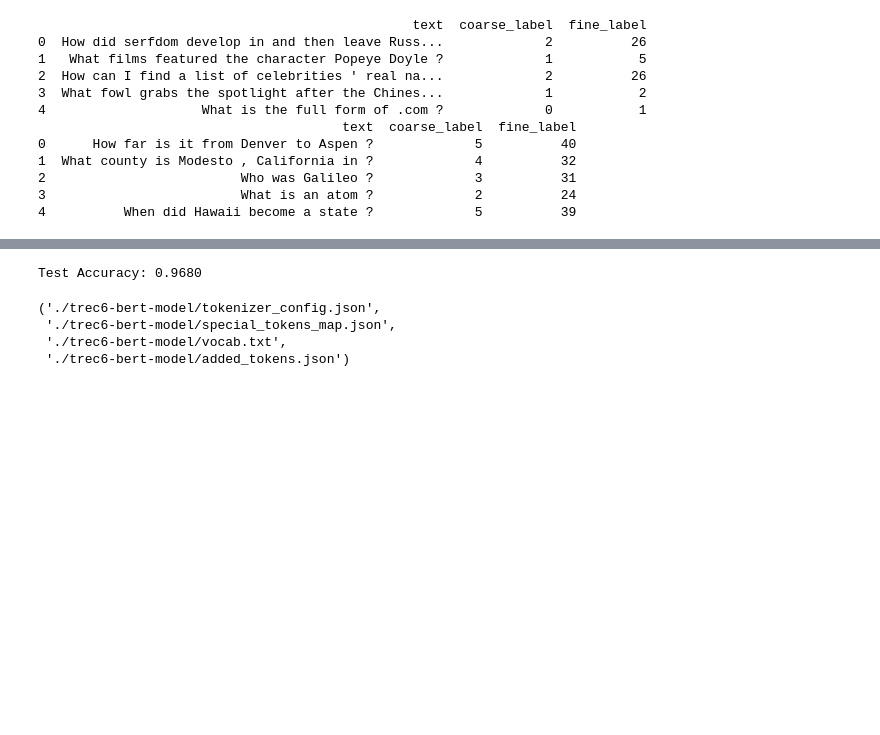
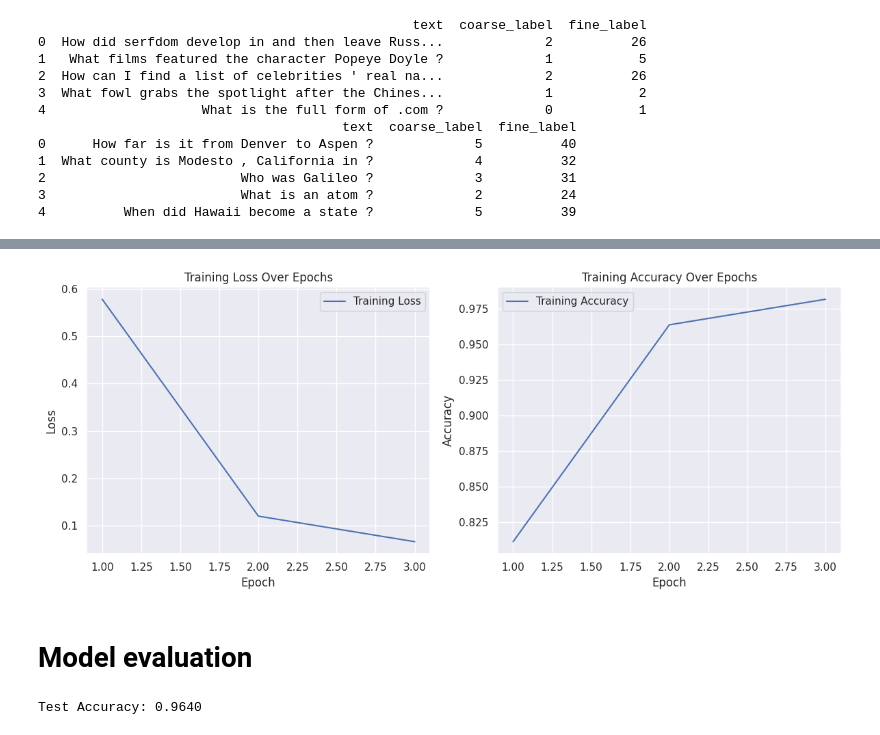
Before and after one commit to Balajinanda/Large-Language-Models, a Jupyter notebook: Text_Classification.ipynb, the cells around one changed output, grey strips where cells are left out. Drawn from its saved outputs; the diff is of its cells as text; code cells hidden in the pictures; blank space fills up the shorter version.

```diff
--- a/Text_Classification.ipynb
+++ b/Text_Classification.ipynb
@@ -169,0 +211,8 @@ Epoch 10
+# %%
+# Assuming 'tokenized_datasets' is already created as shown previously
+train_dataset = tokenized_datasets['train']
+test_dataset = tokenized_datasets['test']
+
+# Create DataLoader for batching
+train_loader = DataLoader(train_dataset, batch_size=32, shuffle=True)
+test_loader = DataLoader(test_dataset, batch_size=32, shuffle=False)
@@ -170,25 +296,47 @@ Epoch 10
+# %%
+# Plotting the loss and accuracy curves
+plt.figure(figsize=(12, 5))
+
+plt.subplot(1, 2, 1)
+plt.plot(range(1, epochs + 1), train_losses, label='Training Loss')
+plt.xlabel('Epoch')
+plt.ylabel('Loss')
+plt.title('Training Loss Over Epochs')
+plt.legend()
+
+plt.subplot(1, 2, 2)
+plt.plot(range(1, epochs + 1), train_accuracies, label='Training Accuracy')
+plt.xlabel('Epoch')
+plt.ylabel('Accuracy')
+plt.title('Training Accuracy Over Epochs')
+plt.legend()
+
+plt.tight_layout()
+plt.show()
+# %% [output]
+[figure, added]
+# %% [markdown]
+# **Model evaluation**
 # %%
-from sklearn.metrics import accuracy_score
+# Evaluation
+model.eval()
+all_preds = []
+all_labels = []
 
-model.eval()
-preds = []
-true_labels = []
 with torch.no_grad():
     for batch in test_loader:
-        input_ids, attention_mask, labels = [x.to(device) for x in batch]
-        outputs = model(input_ids, attention_mask=attention_mask)
-        preds.extend(torch.argmax(outputs.logits, axis=-1).cpu().numpy())
-        true_labels.extend(labels.cpu().numpy())
+        input_ids = batch['input_ids'].to(device)
+        attention_mask = batch['attention_mask'].to(device)
+        labels = batch['labels'].to(device)
 
-accuracy = accuracy_score(true_labels, preds)
+        outputs = model(input_ids=input_ids, attention_mask=attention_mask)
+        preds = torch.argmax(outputs.logits, dim=-1)
+
+        all_preds.extend(preds.cpu().numpy())
+        all_labels.extend(labels.cpu().numpy())
+
+# Calculate accuracy
+accuracy = accuracy_score(all_labels, all_preds)
 print(f"Test Accuracy: {accuracy:.4f}")
 # %% [output]
-Test Accuracy: 0.9680
+Test Accuracy: 0.9640
-# %%
-model.save_pretrained('./trec6-bert-model')
-tokenizer.save_pretrained('./trec6-bert-model')
-# %% [output]
-('./trec6-bert-model/tokenizer_config.json',
- './trec6-bert-model/special_tokens_map.json',
- './trec6-bert-model/vocab.txt',
- './trec6-bert-model/added_tokens.json')
```
Also changed, not shown: parts of 32 cells of this notebook.
